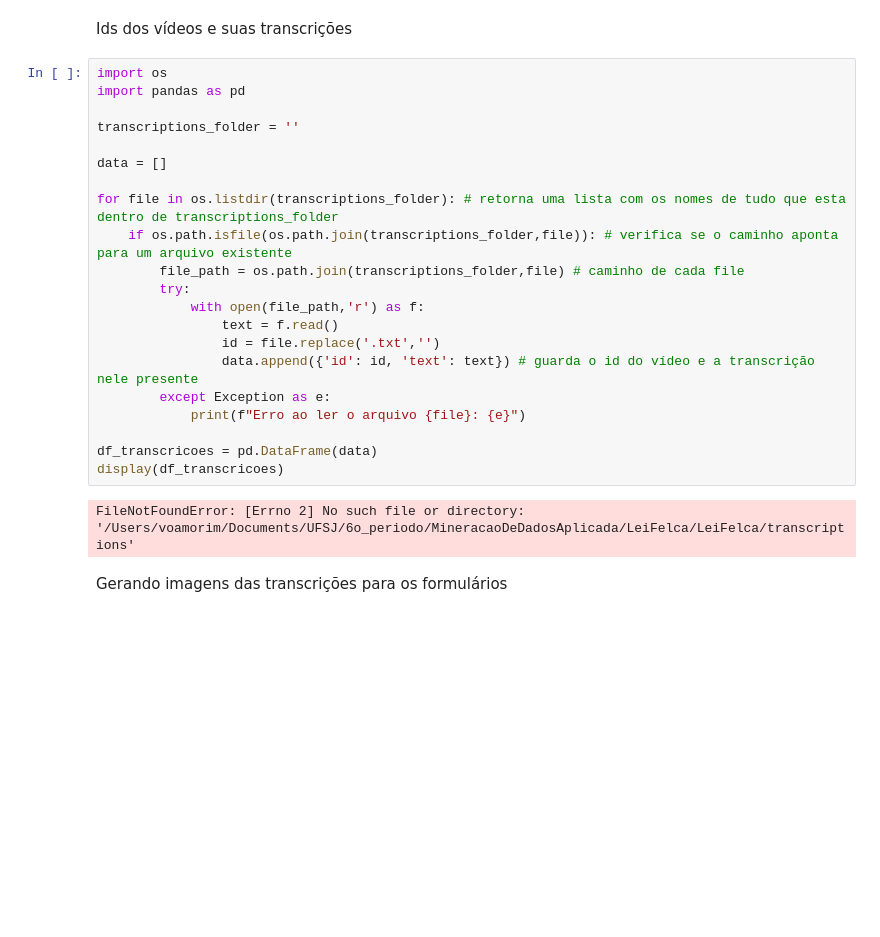
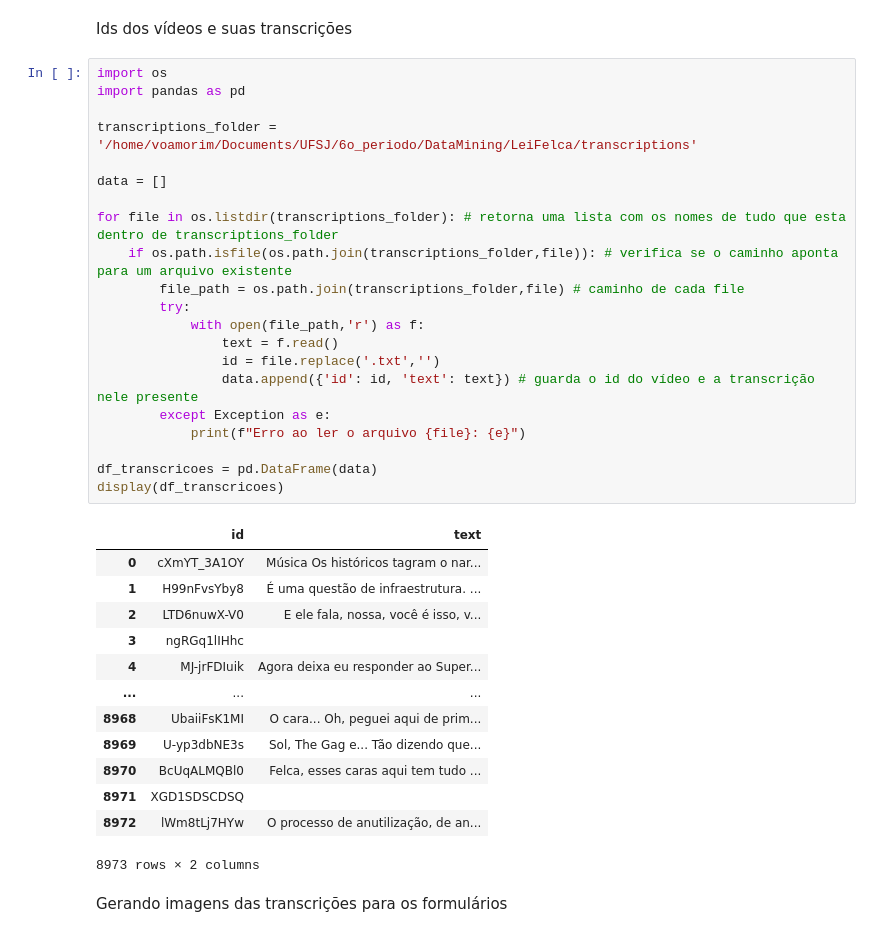
Before and after one commit to estermariaa/lei_felca, a Jupyter notebook: notebooks/22_audio_clustering.ipynb, the cells around one changed output. Drawn from its saved outputs; the diff is of its cells as text; blank space fills up the shorter version.

```diff
--- a/notebooks/22_audio_clustering.ipynb
+++ b/notebooks/22_audio_clustering.ipynb
@@ -409,26 +409,38 @@ Ids dos vídeos e suas transcrições
 # %%
 import os
 import pandas as pd
 
-transcriptions_folder = ''
+transcriptions_folder = '/home/voamorim/Documents/UFSJ/6o_periodo/DataMining/LeiFelca/transcriptions'
 
 data = []
 
 for file in os.listdir(transcriptions_folder): # retorna uma lista com os nomes de tudo que esta dentro de transcriptions_folder
     if os.path.isfile(os.path.join(transcriptions_folder,file)): # verifica se o caminho aponta para um arquivo existente
         file_path = os.path.join(transcriptions_folder,file) # caminho de cada file
         try:
             with open(file_path,'r') as f:
                 text = f.read()
                 id = file.replace('.txt','')
                 data.append({'id': id, 'text': text}) # guarda o id do vídeo e a transcrição nele presente
         except Exception as e:
             print(f"Erro ao ler o arquivo {file}: {e}")
 
 df_transcricoes = pd.DataFrame(data)
 display(df_transcricoes)
 # %% [output]
+|  | id | text |
+| 0 | cXmYT_3A1OY | Música Os históricos tagram o nar... |
+| 1 | H99nFvsYby8 | É uma questão de infraestrutura. ... |
+| 2 | LTD6nuwX-V0 | E ele fala, nossa, você é isso, v... |
+| 3 | ngRGq1lIHhc |  |
+| 4 | MJ-jrFDIuik | Agora deixa eu responder ao Super... |
+| ... | ... | ... |
+| 8968 | UbaiiFsK1MI | O cara... Oh, peguei aqui de prim... |
+| 8969 | U-yp3dbNE3s | Sol, The Gag e... Tão dizendo que... |
+| 8970 | BcUqALMQBl0 | Felca, esses caras aqui tem tudo ... |
+| 8971 | XGD1SDSCDSQ |  |
+| 8972 | lWm8tLj7HYw | O processo de anutilização, de an... |
-FileNotFoundError: [Errno 2] No such file or directory: '/Users/voamorim/Documents/UFSJ/6o_periodo/MineracaoDeDadosAplicada/LeiFelca/LeiFelca/transcriptions'
+8973 rows × 2 columns
 # %% [markdown]
 Gerando imagens das transcrições para os formulários
 # %%
```
Also changed, not shown: parts of 5 cells of this notebook.
